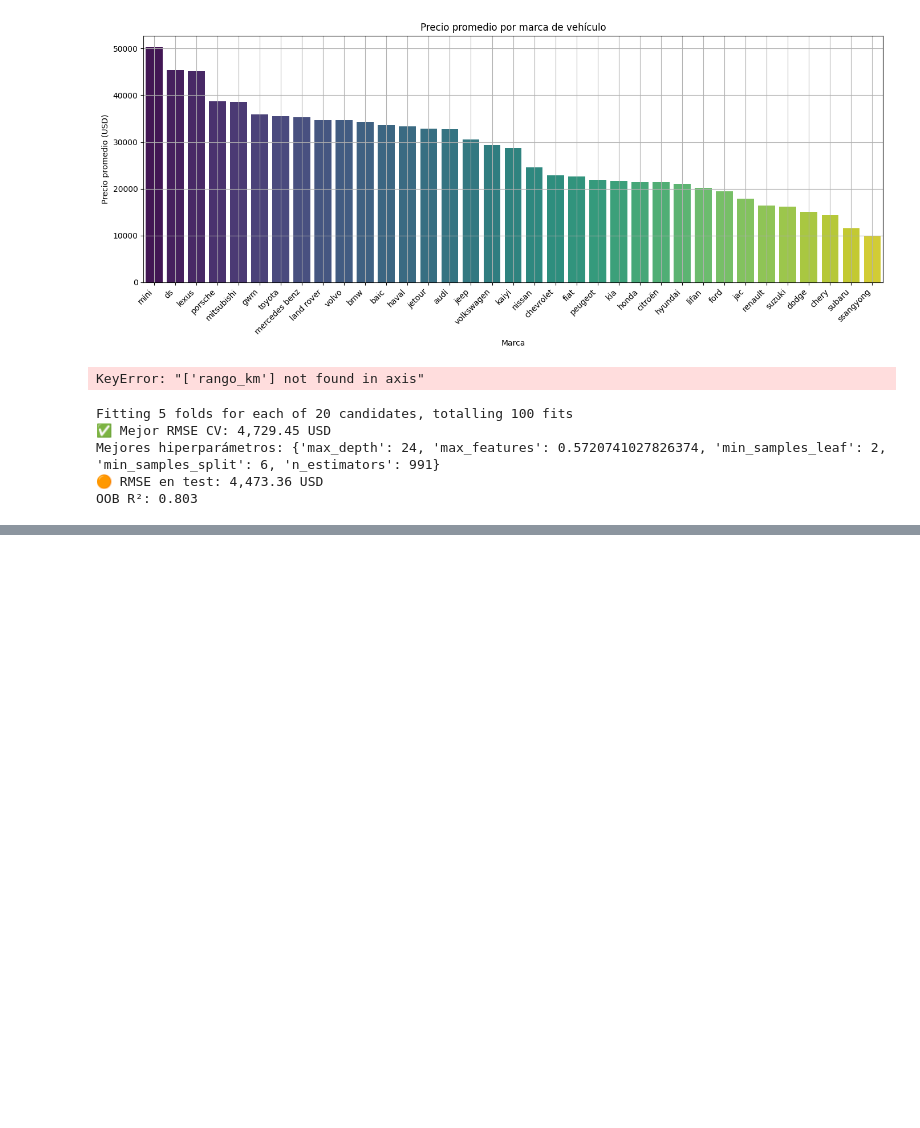
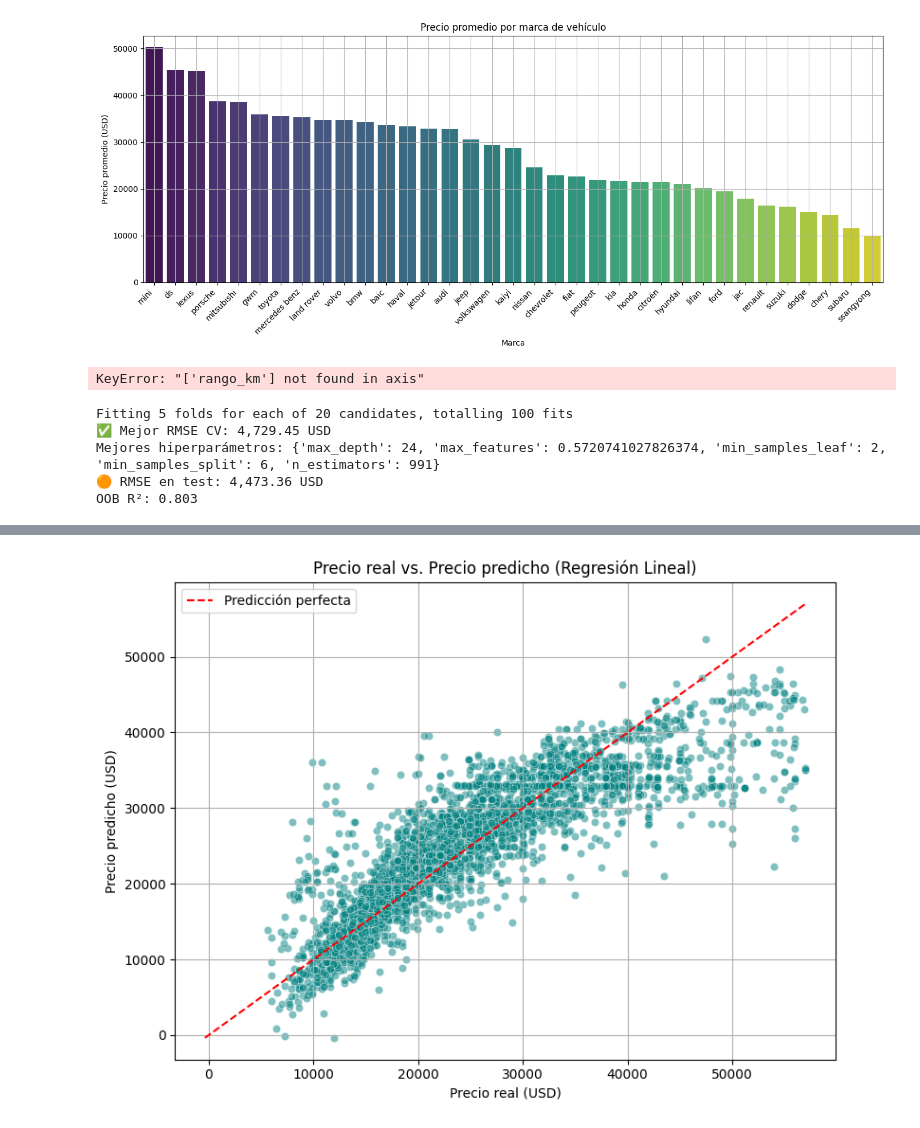
Before and after one commit to Sdomato/Proyecto-final-ML, a Jupyter notebook: datasetbasico.ipynb, the cells around one changed output, grey strips where cells are left out. Cells and saved outputs as stored; diff of their text form; code cells hidden in the pictures; blank space fills up the shorter version.

```diff
--- a/datasetbasico.ipynb
+++ b/datasetbasico.ipynb
@@ -977,0 +1092,21 @@ dtype: float64
+# %%
+import matplotlib.pyplot as plt
+import seaborn as sns
+
+plt.figure(figsize=(8, 6))
+sns.scatterplot(x=y_test, y=y_pred, alpha=0.5, color='teal')
+
+# Línea ideal: predicción perfecta
+max_val = max(y_test.max(), y_pred.max())
+min_val = min(y_test.min(), y_pred.min())
+plt.plot([min_val, max_val], [min_val, max_val], '--', color='red', label='Predicción perfecta')
+
+plt.title("Precio real vs. Precio predicho (Regresión Lineal)")
+plt.xlabel("Precio real (USD)")
+plt.ylabel("Precio predicho (USD)")
+plt.legend()
+plt.grid(True)
+plt.tight_layout()
+plt.show()
+# %% [output]
+[figure, added]
```
Also changed, not shown: parts of 5 cells of this notebook, 2 other files.
